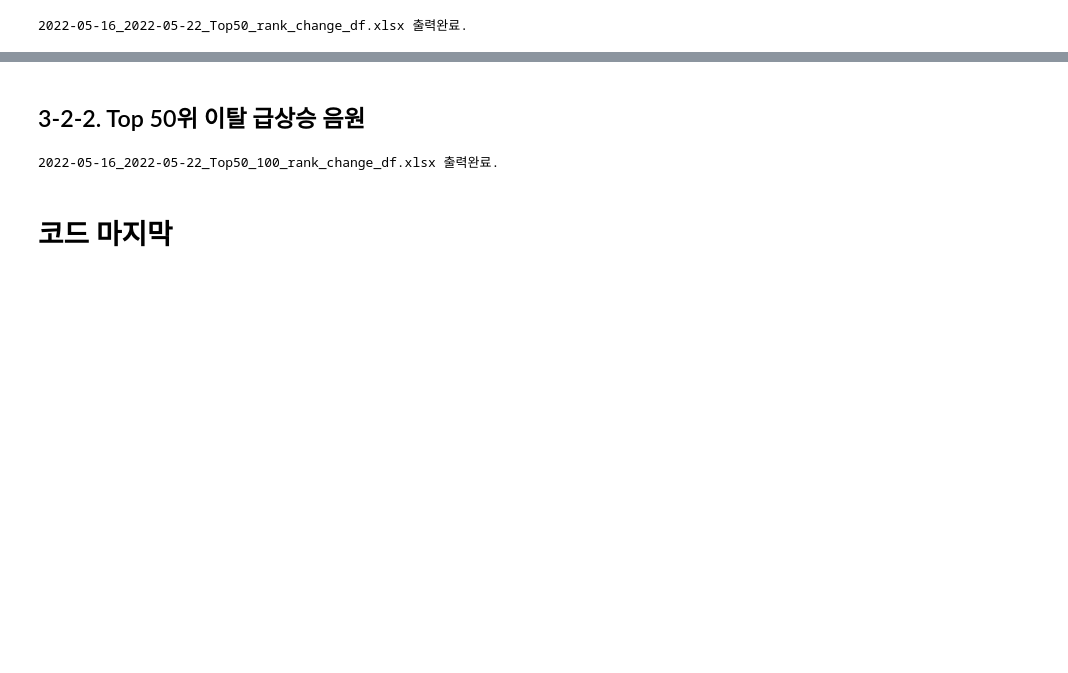
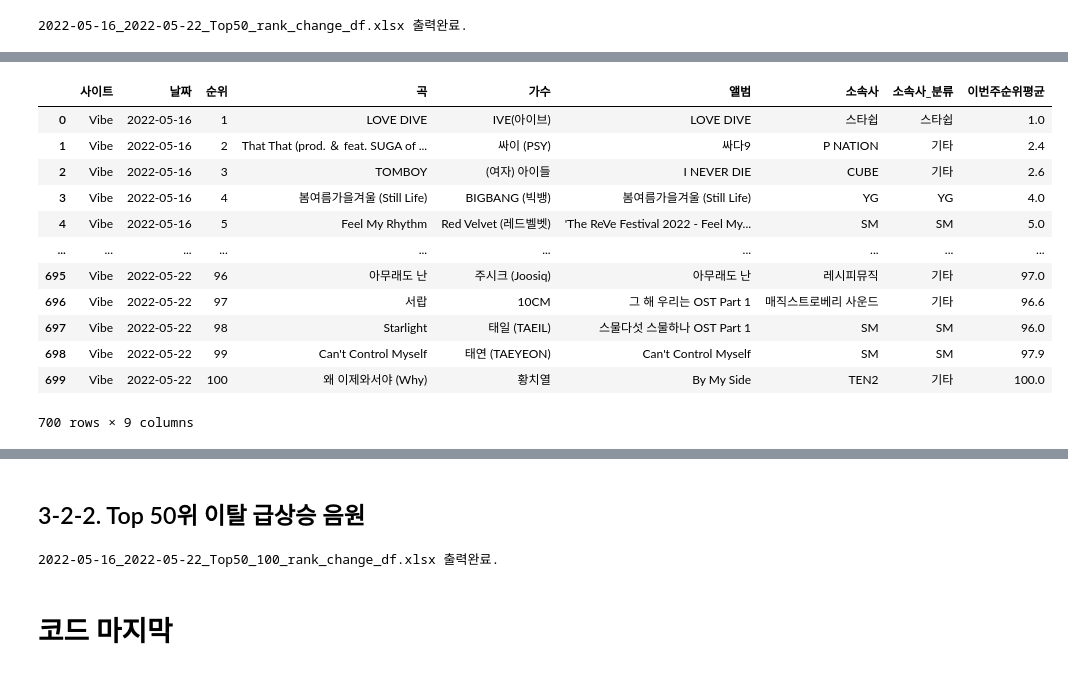
Before and after one commit to kbjung/Wantreez, a Jupyter notebook: Crawling/music/05.Top10,50_music.ipynb, the cells around one changed output, grey strips where cells are left out. Saved outputs shown, nothing was run; the diff lists cells and outputs as text; code cells hidden in the pictures; blank space fills up the shorter version.

```diff
--- a/Crawling/music/05.Top10,50_music.ipynb
+++ b/Crawling/music/05.Top10,50_music.ipynb
@@ -164,0 +238,16 @@ print(f'{file_name2} 출력완료.')
+# %%
+new_df
+# %% [output]
+|  | 사이트 | 날짜 | 순위 | 곡 | 가수 | 앨범 | 소속사 | 소속사_분류 | 이번주순위평균 |
+| 0 | Vibe | 2022-05-16 | 1 | LOVE DIVE | IVE(아이브) | LOVE DIVE | 스타쉽 | 스타쉽 | 1.0 |
+| 1 | Vibe | 2022-05-16 | 2 | That That (prod. ＆ feat. SUGA of ... | 싸이 (PSY) | 싸다9 | P NATION | 기타 | 2.4 |
+| 2 | Vibe | 2022-05-16 | 3 | TOMBOY | (여자) 아이들 | I NEVER DIE | CUBE | 기타 | 2.6 |
+| 3 | Vibe | 2022-05-16 | 4 | 봄여름가을겨울 (Still Life) | BIGBANG (빅뱅) | 봄여름가을겨울 (Still Life) | YG | YG | 4.0 |
+| 4 | Vibe | 2022-05-16 | 5 | Feel My Rhythm | Red Velvet (레드벨벳) | 'The ReVe Festival 2022 - Feel My... | SM | SM | 5.0 |
+| ... | ... | ... | ... | ... | ... | ... | ... | ... | ... |
+| 695 | Vibe | 2022-05-22 | 96 | 아무래도 난 | 주시크 (Joosiq) | 아무래도 난 | 레시피뮤직 | 기타 | 97.0 |
+| 696 | Vibe | 2022-05-22 | 97 | 서랍 | 10CM | 그 해 우리는 OST Part 1 | 매직스트로베리 사운드 | 기타 | 96.6 |
+| 697 | Vibe | 2022-05-22 | 98 | Starlight | 태일 (TAEIL) | 스물다섯 스물하나 OST Part 1 | SM | SM | 96.0 |
+| 698 | Vibe | 2022-05-22 | 99 | Can't Control Myself | 태연 (TAEYEON) | Can't Control Myself | SM | SM | 97.9 |
+| 699 | Vibe | 2022-05-22 | 100 | 왜 이제와서야 (Why) | 황치열 | By My Side | TEN2 | 기타 | 100.0 |
+700 rows × 9 columns
```
Also changed, not shown: parts of 11 cells of this notebook.
